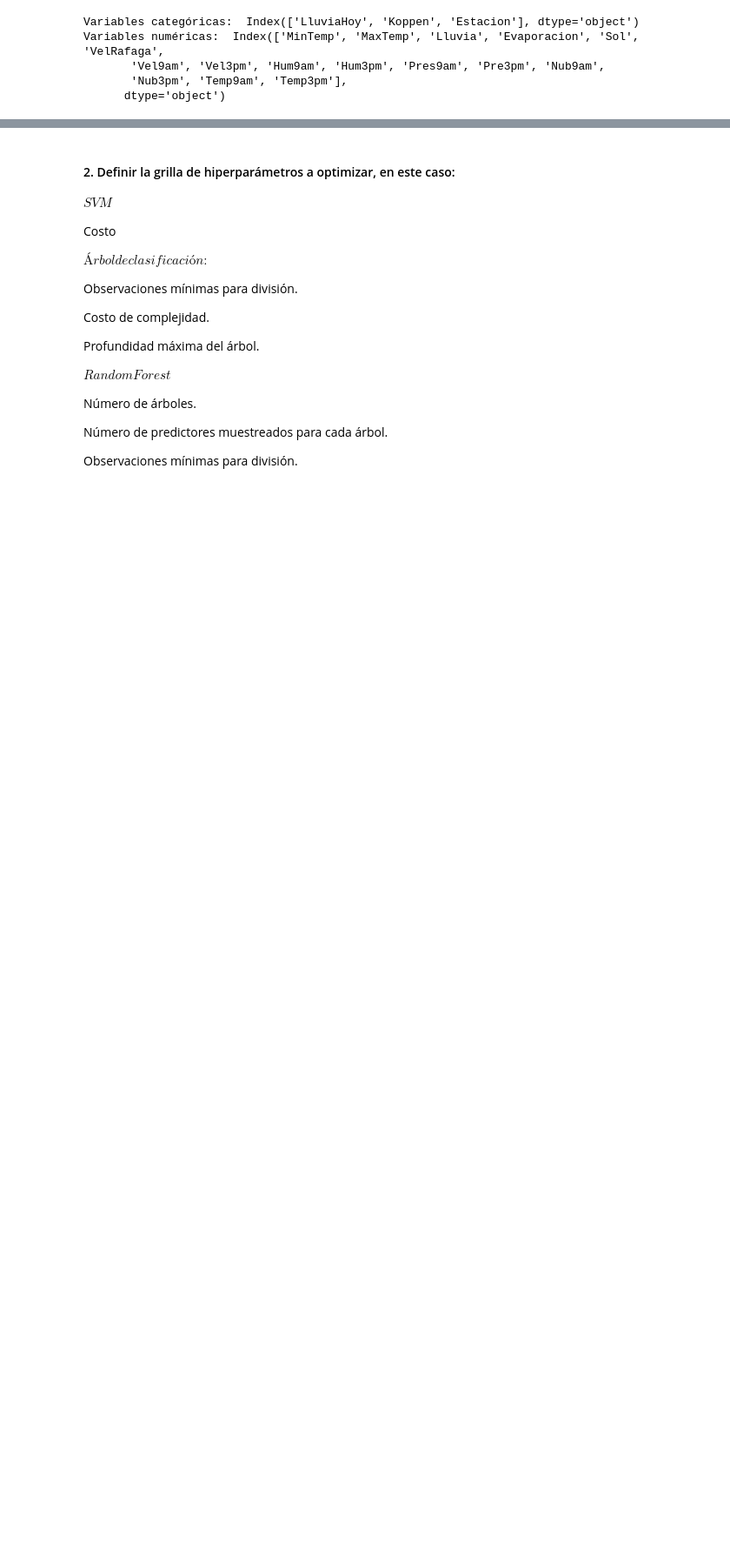
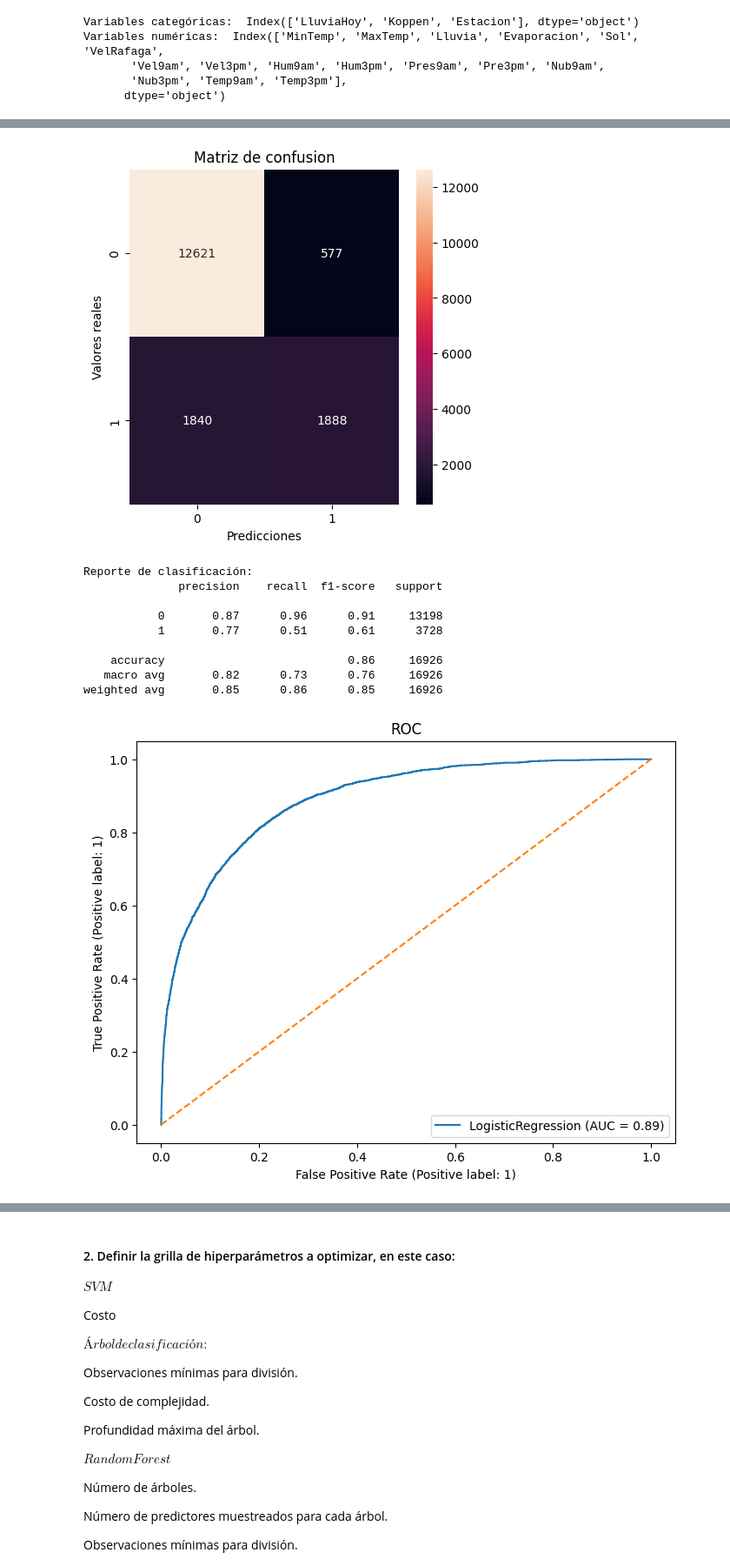
Before and after one commit to davidlealo/tallermodelossupervisados, a Jupyter notebook: segundo_taller_v4.ipynb, the cells around one changed output, grey strips where cells are left out. Shown: that part at 87% size. Drawn from its saved outputs; the diff is of its cells as text; code cells hidden in the pictures; blank space fills up the shorter version.

Commit message:
Regresión logistica OK

```diff
--- a/segundo_taller_v4.ipynb
+++ b/segundo_taller_v4.ipynb
@@ -149,0 +213,7 @@ Variables numéricas:  Index(['MinTemp', 'MaxTemp', 'Lluvia', 'Evaporacion', 'So
+# %%
+# Reunimos datos y nombres de columna de entrenamiento
+X_train = pd.DataFrame(
+    data = transformer_train.transform(X_train),
+    columns= transformer_train.get_feature_names_out()
+)
+display(X_train.head())
@@ -149,0 +228,7 @@ Variables numéricas:  Index(['MinTemp', 'MaxTemp', 'Lluvia', 'Evaporacion', 'So
+# %%
+# Reunimos datos y nombres de columna de testeo
+X_test = pd.DataFrame(
+    data = transformer_test.transform(X_test),
+    columns= transformer_test.get_feature_names_out()
+)
+display(X_test.head())
@@ -149,0 +249,39 @@ Variables numéricas:  Index(['MinTemp', 'MaxTemp', 'Lluvia', 'Evaporacion', 'So
+# %%
+# Función de resultados
+def mostrar_resultados(y_test, y_pred,X_test,modelo):
+    conf_matrix = confusion_matrix(y_test,y_pred)
+    plt.figure(figsize=(5,5))
+    sns.heatmap(conf_matrix, annot=True, fmt="d")
+    plt.title("Matriz de confusion")
+    plt.ylabel("Valores reales")
+    plt.xlabel("Predicciones")
+    plt.show()
+    fig, ax = plt.subplots(figsize=(8,6))
+    RocCurveDisplay.from_estimator(
+        estimator = modelo,
+        X = X_test,
+        y = y_test,
+        ax= ax
+    )
+    ax.plot([0,1],ls='--')
+    ax.set_title("ROC")
+    print(f'Reporte de clasificación:\n{classification_report(y_test,y_pred)}')
+# %%
+# Regresión logística
+from sklearn.linear_model import LogisticRegression
+modlog = LogisticRegression()
+modlog.fit(X_train,y_train)
+y_predlog = modlog.predict(X_test)
+mostrar_resultados(y_test, y_predlog,X_test,modlog)
+# %% [output]
+[figure, added]
+Reporte de clasificación:
+              precision    recall  f1-score   support
+
+           0       0.87      0.96      0.91     13198
+           1       0.77      0.51      0.61      3728
+
+    accuracy                           0.86     16926
+   macro avg       0.82      0.73      0.76     16926
+weighted avg       0.85      0.86      0.85     16926
+[figure, added]
```
Also changed, not shown: parts of 12 cells of this notebook.
